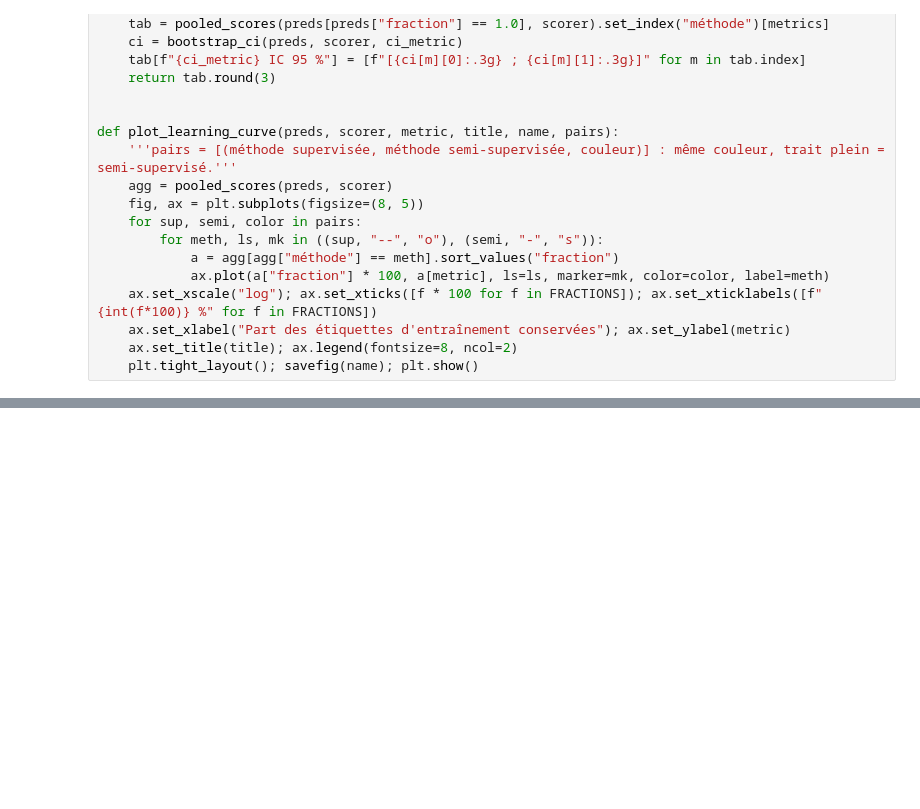
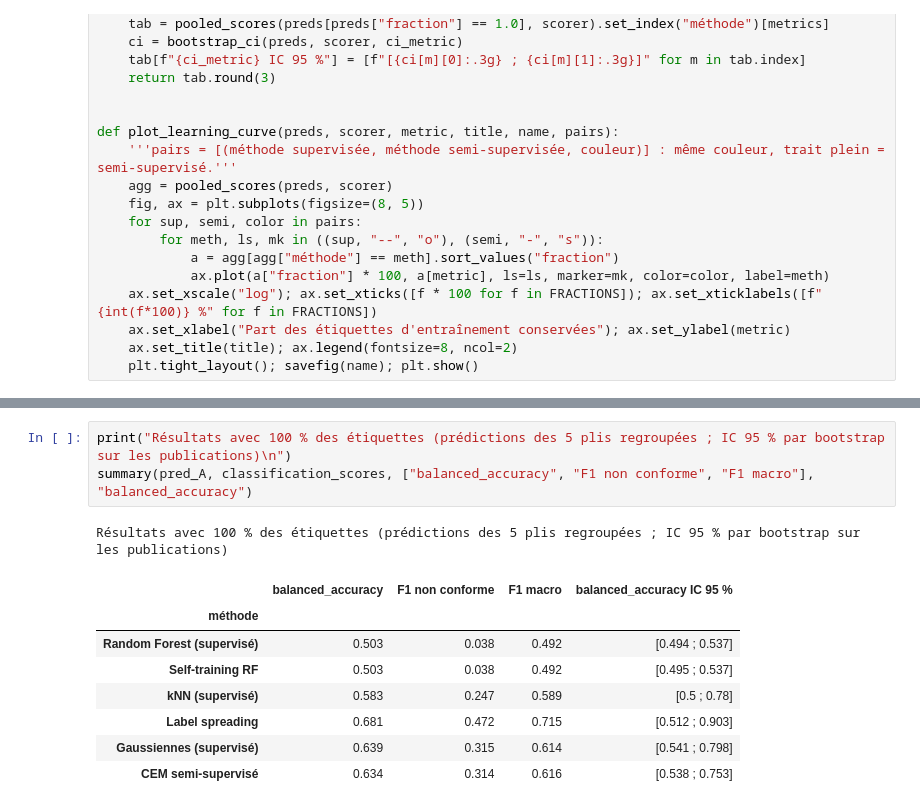
Before and after one commit to marilynehu25/Soudure-d-acier, a Jupyter notebook: 2. Analyses/4. Apprentissage semi supervisé.ipynb, the cells around one changed output, grey strips where cells are left out. Saved outputs shown, nothing was run; the diff lists cells and outputs as text; blank space fills up the shorter version.

```diff
--- a/2. Analyses/4. Apprentissage semi supervisé.ipynb
+++ b/2. Analyses/4. Apprentissage semi supervisé.ipynb
@@ -470,0 +513,13 @@ def plot_learning_curve(preds, scorer, metric, title, name, pairs):
+# %%
+print("Résultats avec 100 % des étiquettes (prédictions des 5 plis regroupées ; IC 95 % par bootstrap sur les publications)\n")
+summary(pred_A, classification_scores, ["balanced_accuracy", "F1 non conforme", "F1 macro"], "balanced_accuracy")
+# %% [output]
+Résultats avec 100 % des étiquettes (prédictions des 5 plis regroupées ; IC 95 % par bootstrap sur les publications)
+|  | balanced_accuracy | F1 non conforme | F1 macro | balanced_accuracy IC 95 % |
+| méthode |  |  |  |  |
+| Random Forest (supervisé) | 0.503 | 0.038 | 0.492 | [0.494 ; 0.537] |
+| Self-training RF | 0.503 | 0.038 | 0.492 | [0.495 ; 0.537] |
+| kNN (supervisé) | 0.583 | 0.247 | 0.589 | [0.5 ; 0.78] |
+| Label spreading | 0.681 | 0.472 | 0.715 | [0.512 ; 0.903] |
+| Gaussiennes (supervisé) | 0.639 | 0.315 | 0.614 | [0.541 ; 0.798] |
+| CEM semi-supervisé | 0.634 | 0.314 | 0.616 | [0.538 ; 0.753] |
```
Also changed, not shown: parts of 5 cells of this notebook, 2 other files.
